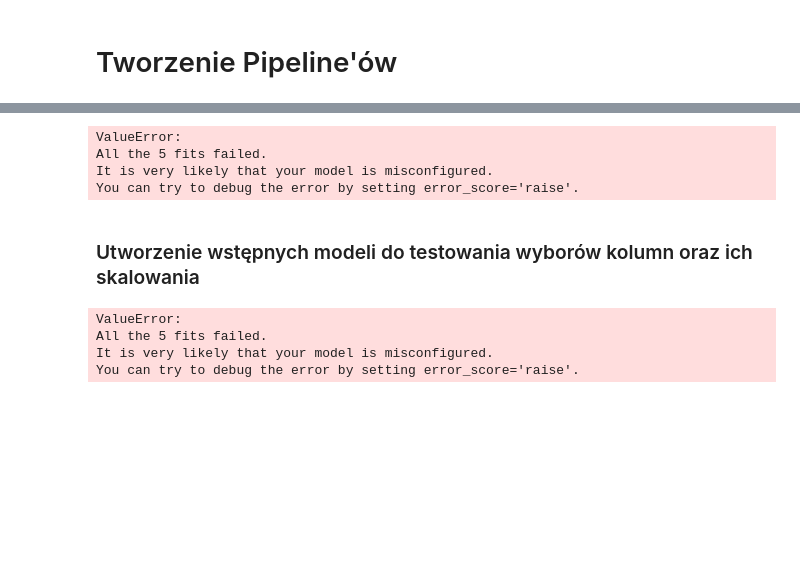
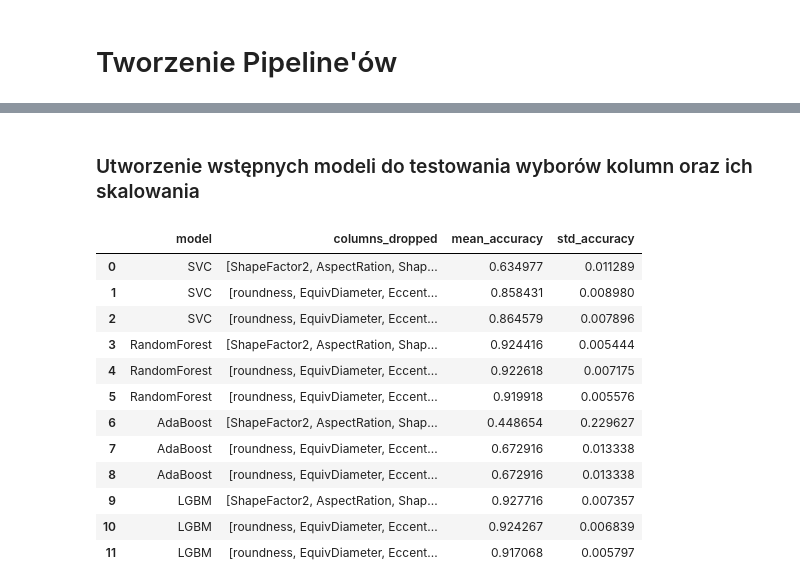
Before and after one commit to tomaszzywicki/Dry-Bean-Classification, a Jupyter notebook: notebooks/data_pereparation2.ipynb, the cells around one changed output, grey strips where cells are left out. Saved outputs shown, nothing was run; the diff lists cells and outputs as text; code cells hidden in the pictures; blank space fills up the shorter version.

Commit message:
repair test_models function

```diff
--- a/notebooks/data_pereparation2.ipynb
+++ b/notebooks/data_pereparation2.ipynb
@@ -162,19 +165,9 @@ def test_models_with_dropped_columns(X, y, models, columns_to_drop):
     results = []
     for model_name, model in models:
         for columns in columns_to_drop:
-            drop_columns_transformer = FunctionTransformer(drop_columns, kw_args={'columns_to_drop': columns})
+            X_transformed = drop_columns(X, columns)
 
-            preprocessor = ColumnTransformer(
-                transformers=[
-                    ('drop_columns', drop_columns_transformer, columns)
-                ])
-
-            pipeline = Pipeline(steps=[
-                ('preprocessor', preprocessor),
-                (model_name, model)
-            ])
-
-            scores = cross_val_score(pipeline, X, y, cv=5, scoring='accuracy')
+            scores = cross_val_score(model, X_transformed, y, cv=5, scoring='accuracy')
             results.append({
                 'model' : model_name,
                 'columns_dropped' : columns,
@@ -210,30 +199,15 @@ preprocessor3 = ColumnTransformer(
     ])
 # %%
 # potestujemy sobie teraz te wybrane kolumny razem ze skalowaniem i bez na gołych modelach: SVC, XGBoost, RandomForest, AdaBoost, LGBM
-# %%
-models = [
-    ('rfc', RandomForestClassifier()),
-    ('ada', AdaBoostClassifier())
-]
-
-columns_to_drop = [
-    ['ShapeFactor2', 'AspectRation', 'ShapeFactor3']
-]
-
-results = test_models_with_dropped_columns(X, y, models, columns_to_drop)
-# %% [output]
-ValueError:
-All the 5 fits failed.
-It is very likely that your model is misconfigured.
-You can try to debug the error by setting error_score='raise'.
 # %% [markdown]
 ### Utworzenie wstępnych modeli do testowania wyborów kolumn oraz ich skalowania
 # %%
 models = [('SVC', SVC(random_state=311)),
-          ('XGBoost', XGBClassifier(random_state=311)),
+          # ('XGBoost', XGBClassifier(random_state=311)),
           ('RandomForest', RandomForestClassifier(random_state=311)),
           ('AdaBoost', AdaBoostClassifier(random_state=311)),
-          ('LGBM', LGBMClassifier(random_state=311))]
+          ('LGBM', LGBMClassifier(random_state=311))
+]
 
 columns_to_drop = [
     ['ShapeFactor2', 'AspectRation', 'ShapeFactor3'],
@@ -242,8 +216,19 @@ columns_to_drop = [
 ]
 # %%
 results = test_models_with_dropped_columns(X, y, models, columns_to_drop)
-# %% [output]
-ValueError:
-All the 5 fits failed.
-It is very likely that your model is misconfigured.
-You can try to debug the error by setting error_score='raise'.
+# %%
+results
+# %% [output]
+|  | model | columns_dropped | mean_accuracy | std_accuracy |
+| 0 | SVC | [ShapeFactor2, AspectRation, Shap... | 0.634977 | 0.011289 |
+| 1 | SVC | [roundness, EquivDiameter, Eccent... | 0.858431 | 0.008980 |
+| 2 | SVC | [roundness, EquivDiameter, Eccent... | 0.864579 | 0.007896 |
+| 3 | RandomForest | [ShapeFactor2, AspectRation, Shap... | 0.924416 | 0.005444 |
+| 4 | RandomForest | [roundness, EquivDiameter, Eccent... | 0.922618 | 0.007175 |
+| 5 | RandomForest | [roundness, EquivDiameter, Eccent... | 0.919918 | 0.005576 |
+| 6 | AdaBoost | [ShapeFactor2, AspectRation, Shap... | 0.448654 | 0.229627 |
+| 7 | AdaBoost | [roundness, EquivDiameter, Eccent... | 0.672916 | 0.013338 |
+| 8 | AdaBoost | [roundness, EquivDiameter, Eccent... | 0.672916 | 0.013338 |
+| 9 | LGBM | [ShapeFactor2, AspectRation, Shap... | 0.927716 | 0.007357 |
+| 10 | LGBM | [roundness, EquivDiameter, Eccent... | 0.924267 | 0.006839 |
+| 11 | LGBM | [roundness, EquivDiameter, Eccent... | 0.917068 | 0.005797 |
```
Also changed, not shown: parts of 2 cells of this notebook.
